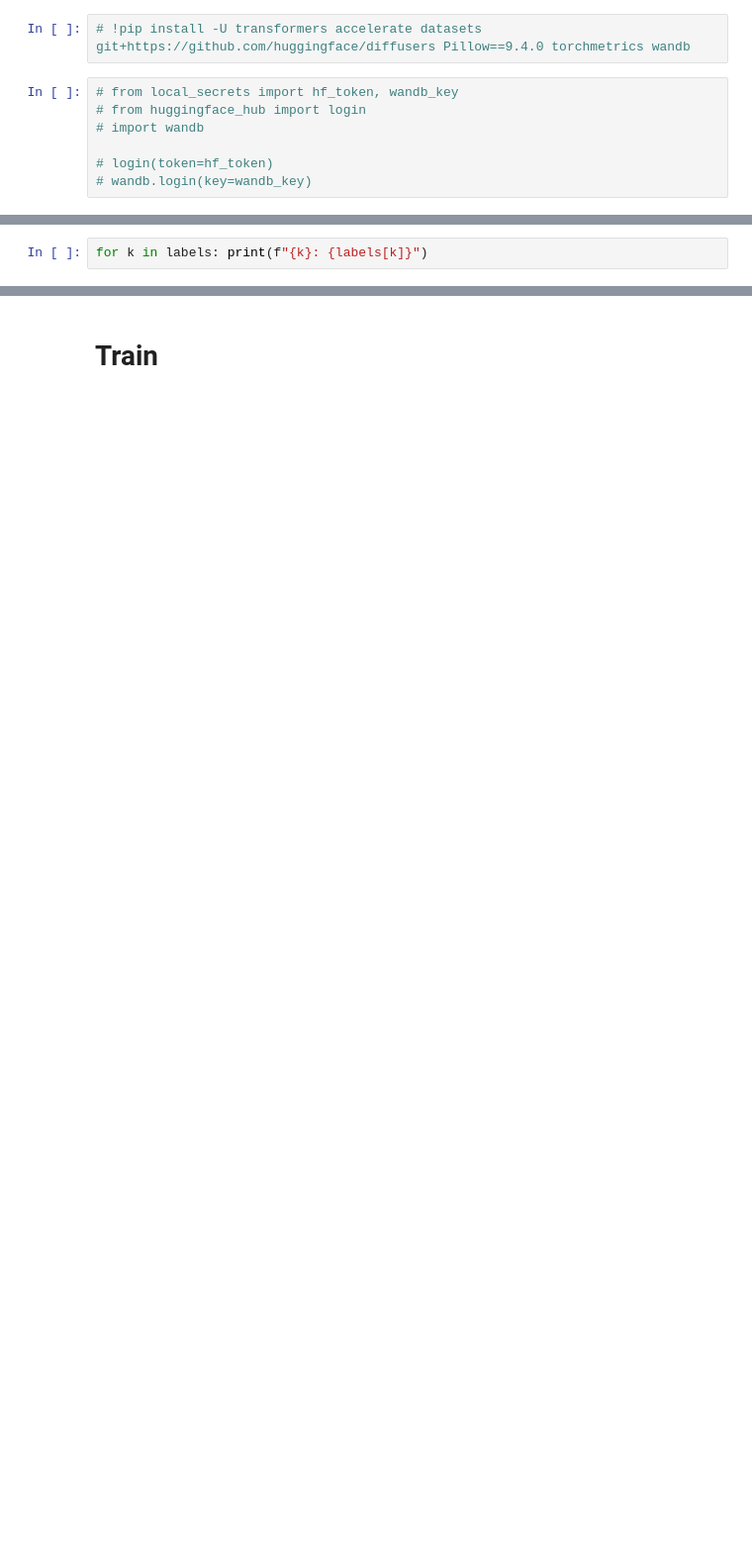
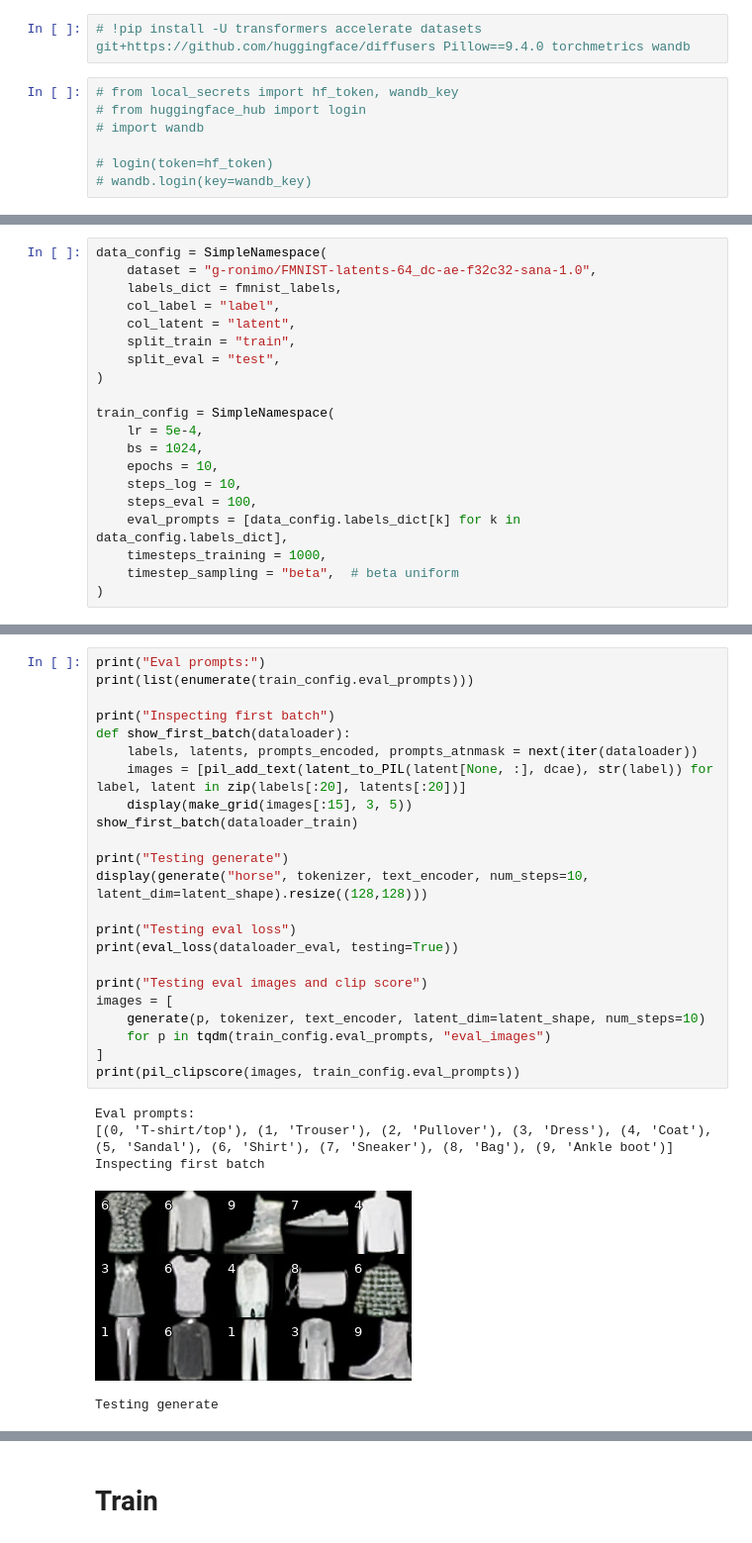
Before and after one commit to geronimi73/Hana, a Jupyter notebook: latest/train.ipynb, the cells around one changed output, grey strips where cells are left out. Shown at 99% size. Cells and saved outputs as stored; diff of their text form; blank space fills up the shorter version.

```diff
--- a/latest/train.ipynb
+++ b/latest/train.ipynb
@@ -121,5 +129,3 @@ def eval_loss(dataloader_eval, timesteps=1000, testing=False):
         losses.append(loss.item())
         if testing: break
     return sum(losses)/len(losses)
-# %%
-for k in labels: print(f"{k}: {labels[k]}")
@@ -214,0 +132,20 @@ steps per epoch: 12500
+# %%
+data_config = SimpleNamespace(
+    dataset = "g-ronimo/FMNIST-latents-64_dc-ae-f32c32-sana-1.0",
+    labels_dict = fmnist_labels,
+    col_label = "label",
+    col_latent = "latent",
+    split_train = "train",
+    split_eval = "test",
+)
+
+train_config = SimpleNamespace(
+    lr = 5e-4,
+    bs = 1024,
+    epochs = 10,
+    steps_log = 10,
+    steps_eval = 100,
+    eval_prompts = [data_config.labels_dict[k] for k in data_config.labels_dict],
+    timesteps_training = 1000,
+    timestep_sampling = "beta",  # beta uniform
+)
@@ -214,0 +216,29 @@ steps per epoch: 12500
+# %%
+print("Eval prompts:")
+print(list(enumerate(train_config.eval_prompts)))
+
+print("Inspecting first batch")
+def show_first_batch(dataloader):
+    labels, latents, prompts_encoded, prompts_atnmask = next(iter(dataloader))
+    images = [pil_add_text(latent_to_PIL(latent[None, :], dcae), str(label)) for label, latent in zip(labels[:20], latents[:20])]
+    display(make_grid(images[:15], 3, 5))
+show_first_batch(dataloader_train)
+
+print("Testing generate")
+display(generate("horse", tokenizer, text_encoder, num_steps=10, latent_dim=latent_shape).resize((128,128)))
+
+print("Testing eval loss")
+print(eval_loss(dataloader_eval, testing=True))
+
+print("Testing eval images and clip score")
+images = [
+    generate(p, tokenizer, text_encoder, latent_dim=latent_shape, num_steps=10)
+    for p in tqdm(train_config.eval_prompts, "eval_images")
+]
+print(pil_clipscore(images, train_config.eval_prompts))
+# %% [output]
+Eval prompts:
+[(0, 'T-shirt/top'), (1, 'Trouser'), (2, 'Pullover'), (3, 'Dress'), (4, 'Coat'), (5, 'Sandal'), (6, 'Shirt'), (7, 'Sneaker'), (8, 'Bag'), (9, 'Ankle boot')]
+Inspecting first batch
+[figure, added]
+Testing generate
```
Also changed, not shown: parts of 9 cells of this notebook.
